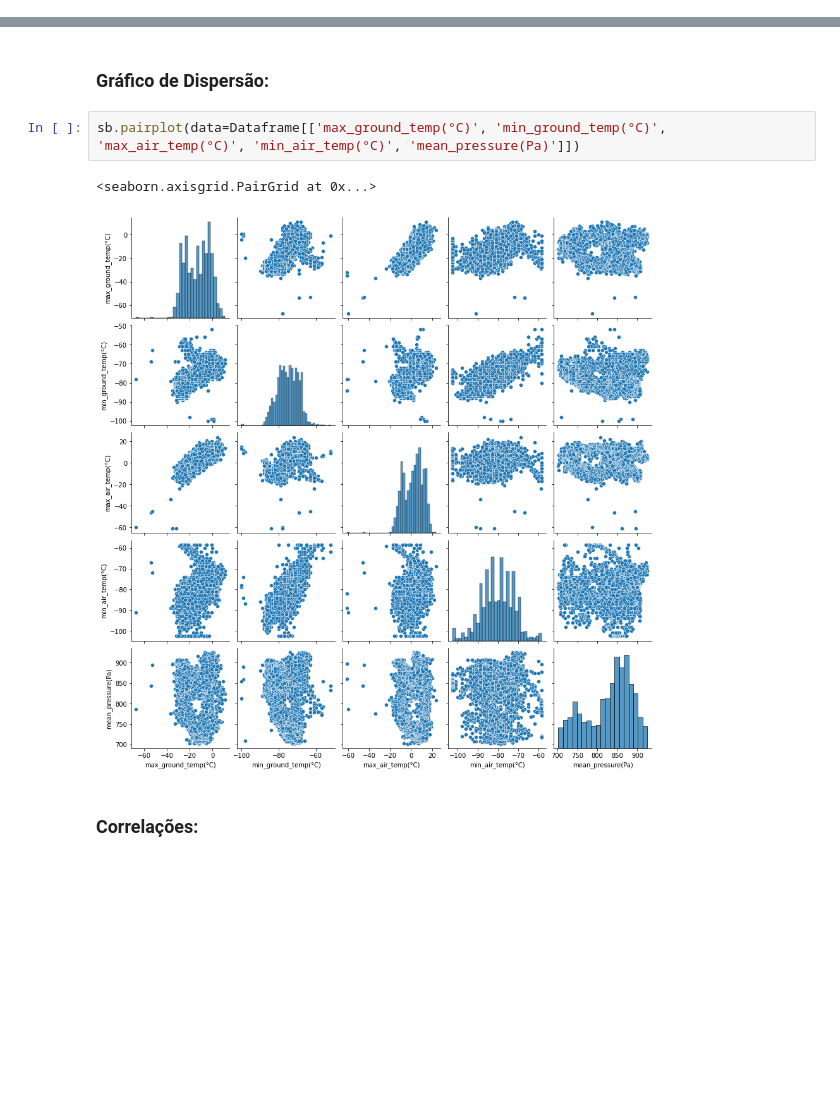
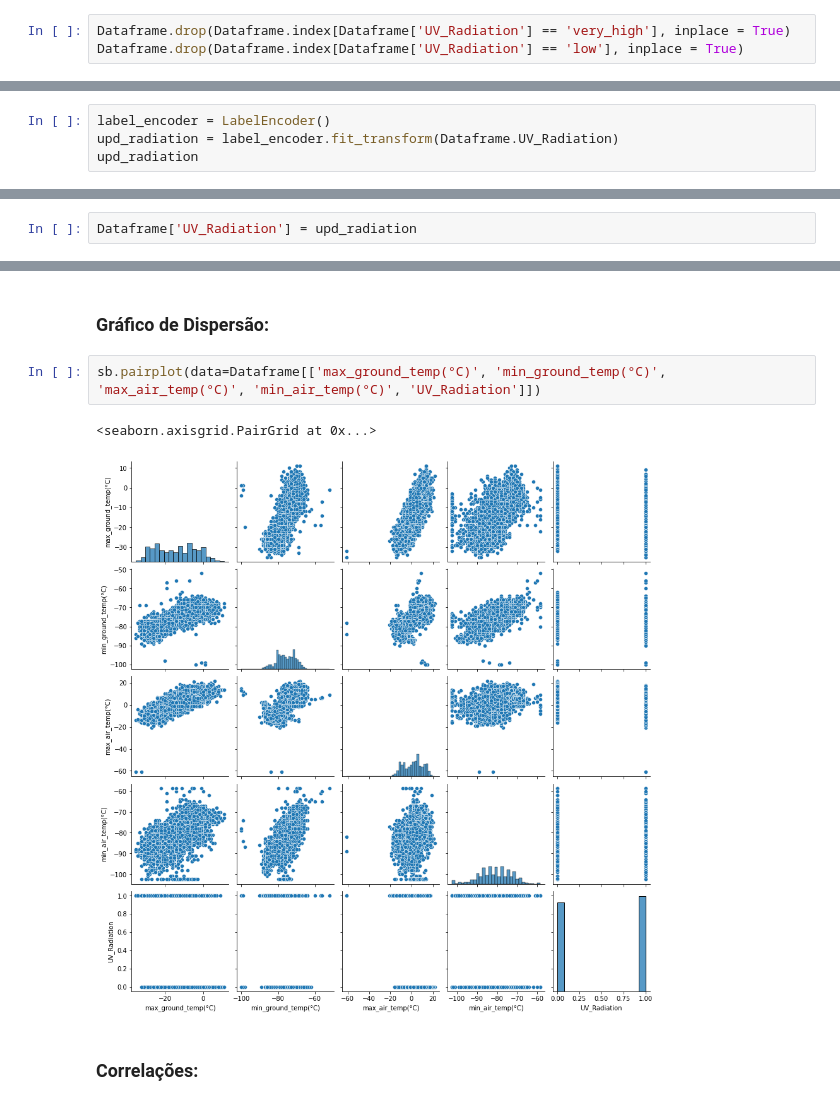
Before and after one commit to Gus-1003/DataScience, a Jupyter notebook: Análise_Dataset_REMS_Mars/Av3_Ciência_de_dados.ipynb, the cells around one changed output, grey strips where cells are left out. Drawn from its saved outputs; the diff is of its cells as text; blank space fills up the shorter version.

```diff
--- a/Análise_Dataset_REMS_Mars/Av3_Ciência_de_dados.ipynb
+++ b/Análise_Dataset_REMS_Mars/Av3_Ciência_de_dados.ipynb
@@ -217,0 +361,3 @@ Dataframe['UV_Radiation'].value_counts().head().plot.pie(autopct='%.0f%%')
+# %%
+Dataframe.drop(Dataframe.index[Dataframe['UV_Radiation'] == 'very_high'], inplace = True)
+Dataframe.drop(Dataframe.index[Dataframe['UV_Radiation'] == 'low'], inplace = True)
@@ -217,0 +368,4 @@ Dataframe['UV_Radiation'].value_counts().head().plot.pie(autopct='%.0f%%')
+# %%
+label_encoder = LabelEncoder()
+upd_radiation = label_encoder.fit_transform(Dataframe.UV_Radiation)
+upd_radiation
@@ -217,0 +374,2 @@ Dataframe['UV_Radiation'].value_counts().head().plot.pie(autopct='%.0f%%')
+# %%
+Dataframe['UV_Radiation'] = upd_radiation
@@ -298,10 +478,10 @@ Dataframe[colunas].describe()
 # %% [markdown]
 ### Gráfico de Dispersão:
 # %%
-sb.pairplot(data=Dataframe[['max_ground_temp(°C)', 'min_ground_temp(°C)', 'max_air_temp(°C)', 'min_air_temp(°C)', 'mean_pressure(Pa)']])
+sb.pairplot(data=Dataframe[['max_ground_temp(°C)', 'min_ground_temp(°C)', 'max_air_temp(°C)', 'min_air_temp(°C)', 'UV_Radiation']])
 # %% [output]
 <seaborn.axisgrid.PairGrid at 0x...>
-[figure, old version]
+[figure, new version]
 # %% [markdown]
 ### Correlações:
 # %% [markdown]
```
Also changed, not shown: parts of 59 cells of this notebook.
